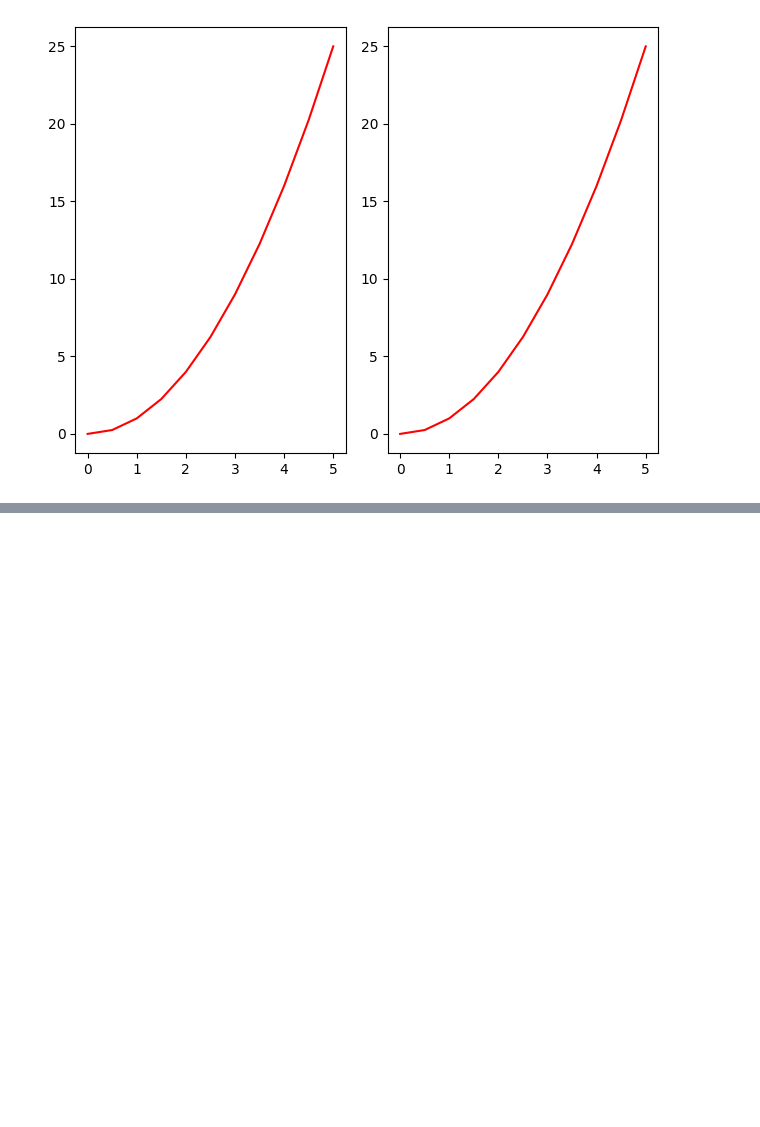
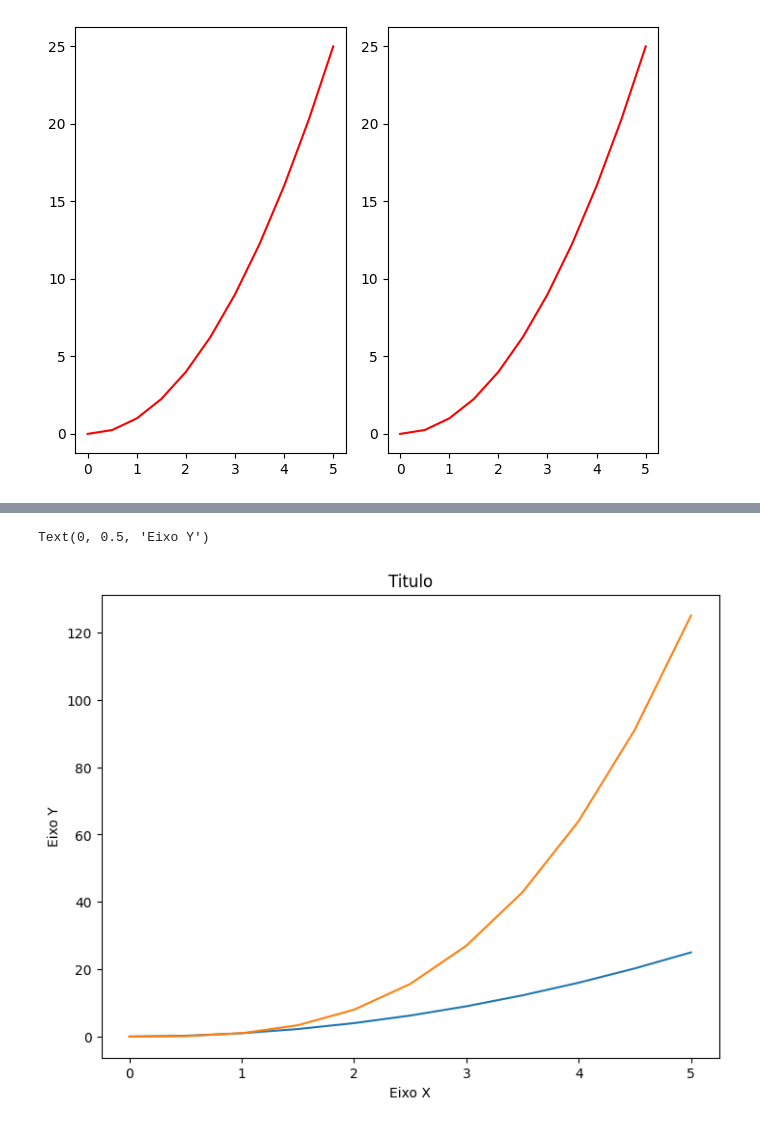
Before and after one commit to ludiemert/Data_Visualization_Matplotlib, a Jupyter notebook: Matplotlib.ipynb, the cells around one changed output, grey strips where cells are left out. Saved outputs shown, nothing was run; the diff lists cells and outputs as text; code cells hidden in the pictures; blank space fills up the shorter version.

```diff
--- a/Matplotlib.ipynb
+++ b/Matplotlib.ipynb
@@ -208,0 +238,16 @@ plt.tight_layout()
+# %%
+# Customizacao de graficos => METHOD DE EIXO
+# Legendas, rotulos e titulos
+fig = plt.figure()
+
+ax = fig.add_axes([0,0,1,1])
+
+ax.plot(x, x**2)
+ax.plot(x, x**3)
+
+ax.set_title("Titulo")
+ax.set_xlabel("Eixo X")
+ax.set_ylabel("Eixo Y")
+# %% [output]
+Text(0, 0.5, 'Eixo Y')
+[figure, added]
```
Also changed, not shown: parts of 5 cells of this notebook.
